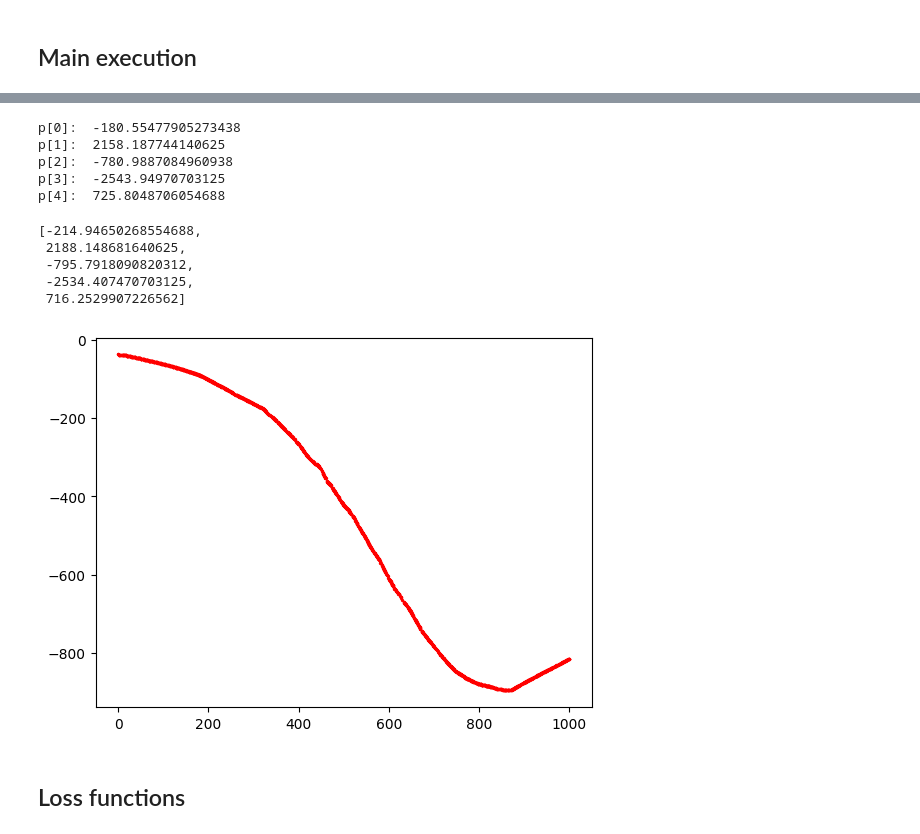
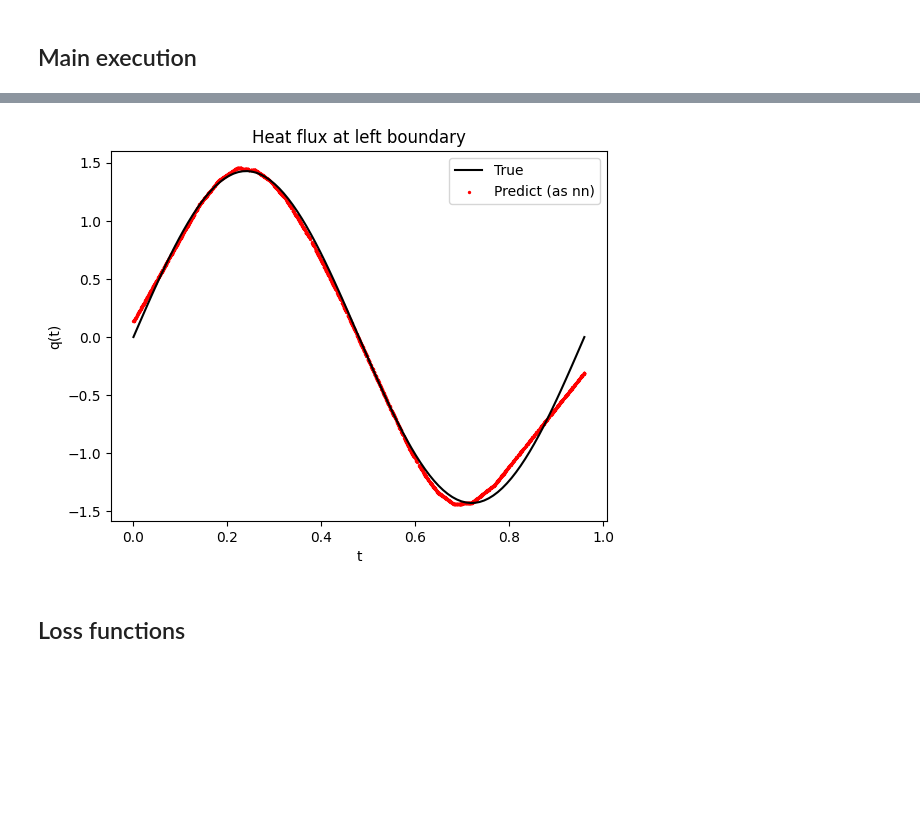
Before and after one commit to FIUBA-Posgrado-Inteligencia-Artificial/CEIA-PINN, a Jupyter notebook: modulo 5/practicas/heat_equation_inverse_func.ipynb, the cells around one changed output, grey strips where cells are left out. Cells and saved outputs as stored; diff of their text form; code cells hidden in the pictures; blank space fills up the shorter version.

```diff
--- a/modulo 5/practicas/heat_equation_inverse_func.ipynb
+++ b/modulo 5/practicas/heat_equation_inverse_func.ipynb
@@ -390,7 +407,7 @@ class Polynom(nn.Module):
         self.LowerBounds = params["LowerBounds"]
         self.UpperBounds = params["UpperBounds"]
         self.params = nn.ParameterList([
-            nn.Parameter(1000*torch.randn(1)) for _ in range(num_params)
+            nn.Parameter(torch.randn(1)) for _ in range(num_params)
         ])
 
     def forward(self, X):
@@ -406,7 +423,7 @@ class Polynom(nn.Module):
         return p
 # %%
 polynom_params = {
-    "NumberOfParameters": 4,
+    "NumberOfParameters": 6,
     "LowerBounds": lb.to(device),
     "UpperBounds": ub.to(device)
 }
@@ -438,7 +464,7 @@ nn_params = {
     "UpperBounds": ub.to(device),
     "InputDimensions": 1,
     "OutputDimensions": 1,
-    "NumberOfNeurons": 50,
+    "NumberOfNeurons": 10,
     "NumberOfHiddenLayers": 3,
     "ActivationFunction": nn.ReLU()
 }
@@ -480,21 +513,24 @@ model = PINN_Module(model_parameters).to(device)
 t0 = datetime.now()
 data_time_now = datetime.now().strftime("%d%m%Y_%H%M%S")
 
-epochs = 8000
+epochs = 5000
 loss_fn = nn.MSELoss()
 trainable_params = list(model.parameters()) + list(q_left_model.parameters())
-'''optimizer = torch.optim.Adam(
-    trainable_params,
-    lr=0.001,
-    weight_decay=1e-3)'''
-optimizer = torch.optim.LBFGS(
-    trainable_params,
-    lr=0.8,
-    max_iter=1,
-    max_eval=50000,
-    line_search_fn="strong_wolfe",
-    tolerance_change=1.0 * np.finfo(float).eps
-)
+optimizer_name = 'LBFGS' #options: Adam or LBFGS
+if optimizer_name=='Adam':
+    optimizer = torch.optim.Adam(
+        trainable_params,
+        lr=0.001,
+        weight_decay=1e-3)
+elif optimizer_name=='LBFGS':
+    optimizer = torch.optim.LBFGS(
+        trainable_params,
+        lr=0.8,
+        max_iter=1,
+        max_eval=50000,
+        line_search_fn="strong_wolfe",
+        tolerance_change=1.0 * np.finfo(float).eps
+    )
 loss_train = []
 loss_train_dom = []
 loss_train_bc_l = []
@@ -592,26 +641,13 @@ KeyboardInterrupt:
-# %%
-for i, p in enumerate(q_left_model.parameters()):
-    print(f'p[{i}]: ', p.item())
-# %% [output]
-p[0]:  -180.55477905273438
-p[1]:  2158.187744140625
-p[2]:  -780.9887084960938
-p[3]:  -2543.94970703125
-p[4]:  725.8048706054688
-# %%
-p_init
-# %% [output]
-[-214.94650268554688,
- 2188.148681640625,
- -795.7918090820312,
- -2534.407470703125,
- 716.2529907226562]
 # %%
-#plt.plot(t_fem, q_ref * q_left_true(t_fem), c='k')
-plt.scatter(1/kt*t_bc_l.cpu().detach().numpy(), q_ref * q_left_model(t_bc_l).cpu().detach().numpy(), s=2, c='r')
+plt.plot(kt*t_fem, q_left_true(t_fem), c='k', label='True')
+plt.scatter(t_bc_l.detach().cpu().numpy(),  model.HeatFluxLeft.cpu().detach().numpy(), s=2, c='r', label=f'Predict (as {model_as})')
+plt.xlabel('t')
+plt.ylabel('q(t)')
+plt.title('Heat flux at left boundary')
+plt.legend()
 plt.show()
 # %% [output]
-[figure, old version]
+[figure, new version]
 # %% [markdown]
 ## Loss functions
 # %%
```
Also changed, not shown: parts of 31 cells of this notebook.
